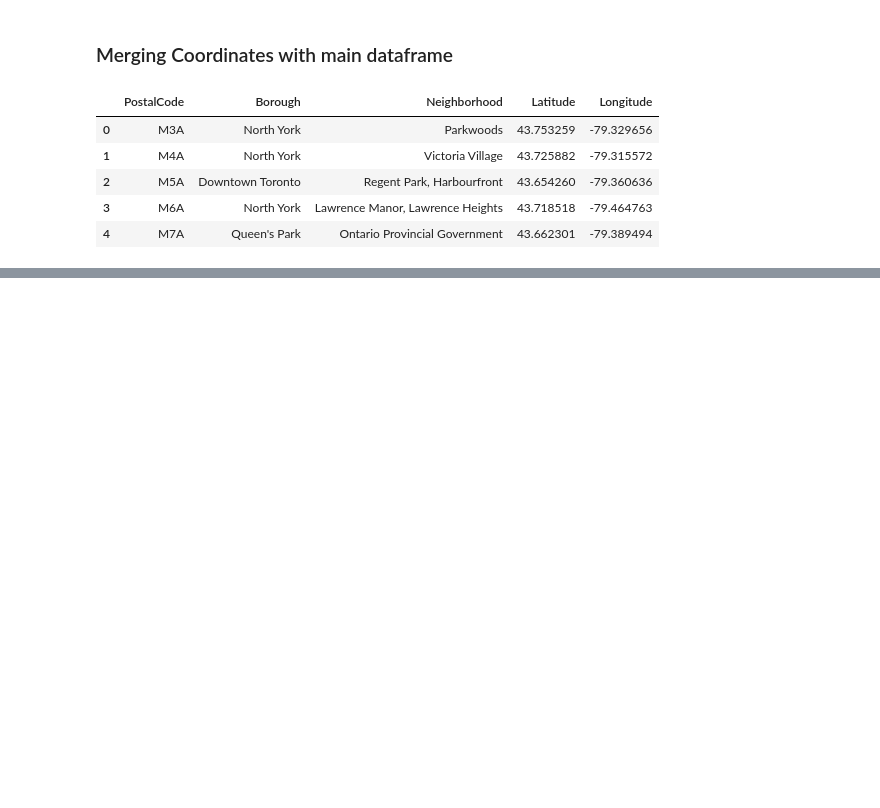
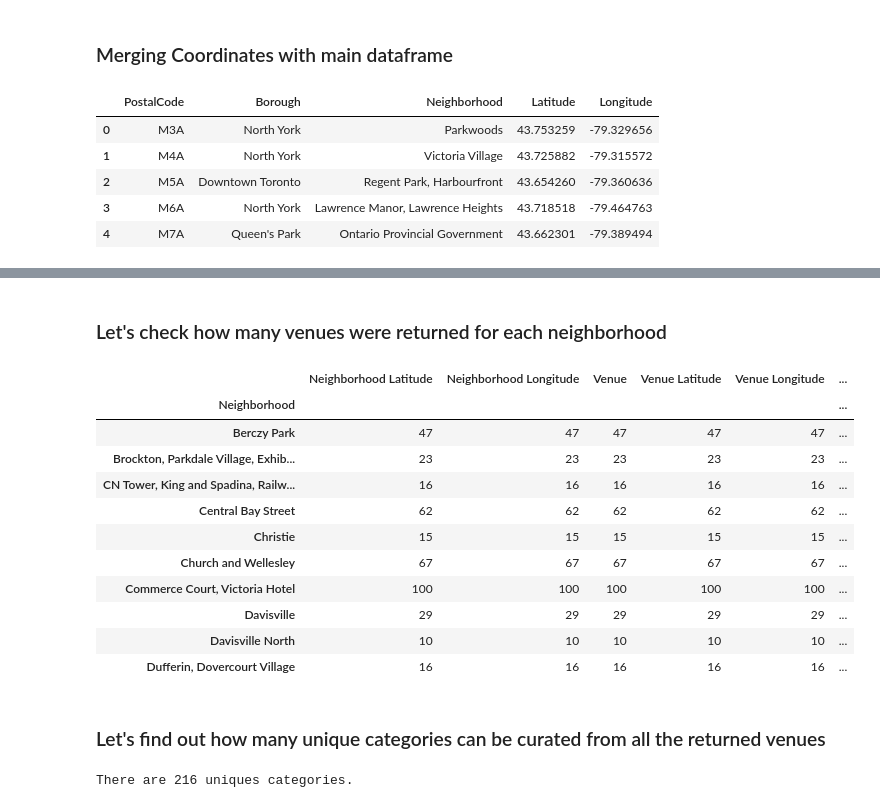
Before and after one commit to tylereagan/Coursera_Capstone-3, a Jupyter notebook: Segmenting and Clustering Neighborhoods in Toronto.ipynb, the cells around one changed output, grey strips where cells are left out. Saved outputs shown, nothing was run; the diff lists cells and outputs as text; code cells hidden in the pictures; blank space fills up the shorter version.

```diff
--- a/Segmenting and Clustering Neighborhoods in Toronto.ipynb
+++ b/Segmenting and Clustering Neighborhoods in Toronto.ipynb
@@ -132,0 +231,12 @@ geo_data.head()
+# %%
+# function that extracts the category of the venue
+def get_category_type(row):
+    try:
+        categories_list = row['categories']
+    except:
+        categories_list = row['venue.categories']
+
+    if(len(categories_list) == 0):
+        return None
+    else:
+        return categories_list[0]['name']
@@ -132,0 +350,23 @@ geo_data.head()
+# %% [markdown]
+### Let's check how many venues were returned for each neighborhood
+# %%
+toronto_venues.groupby('Neighborhood').count().head(10)
+# %% [output]
+|  | Neighborhood Latitude | Neighborhood Longitude | Venue | Venue Latitude | Venue Longitude | ... |
+| Neighborhood |  |  |  |  |  | ... |
+| Berczy Park | 47 | 47 | 47 | 47 | 47 | ... |
+| Brockton, Parkdale Village, Exhib... | 23 | 23 | 23 | 23 | 23 | ... |
+| CN Tower, King and Spadina, Railw... | 16 | 16 | 16 | 16 | 16 | ... |
+| Central Bay Street | 62 | 62 | 62 | 62 | 62 | ... |
+| Christie | 15 | 15 | 15 | 15 | 15 | ... |
+| Church and Wellesley | 67 | 67 | 67 | 67 | 67 | ... |
+| Commerce Court, Victoria Hotel | 100 | 100 | 100 | 100 | 100 | ... |
+| Davisville | 29 | 29 | 29 | 29 | 29 | ... |
+| Davisville North | 10 | 10 | 10 | 10 | 10 | ... |
+| Dufferin, Dovercourt Village | 16 | 16 | 16 | 16 | 16 | ... |
+# %% [markdown]
+### Let's find out how many unique categories can be curated from all the returned venues
+# %%
+print('There are {} uniques categories.'.format(len(toronto_venues['Venue Category'].unique())))
+# %% [output]
+There are 216 uniques categories.
```
Also changed, not shown: parts of 63 cells of this notebook.
